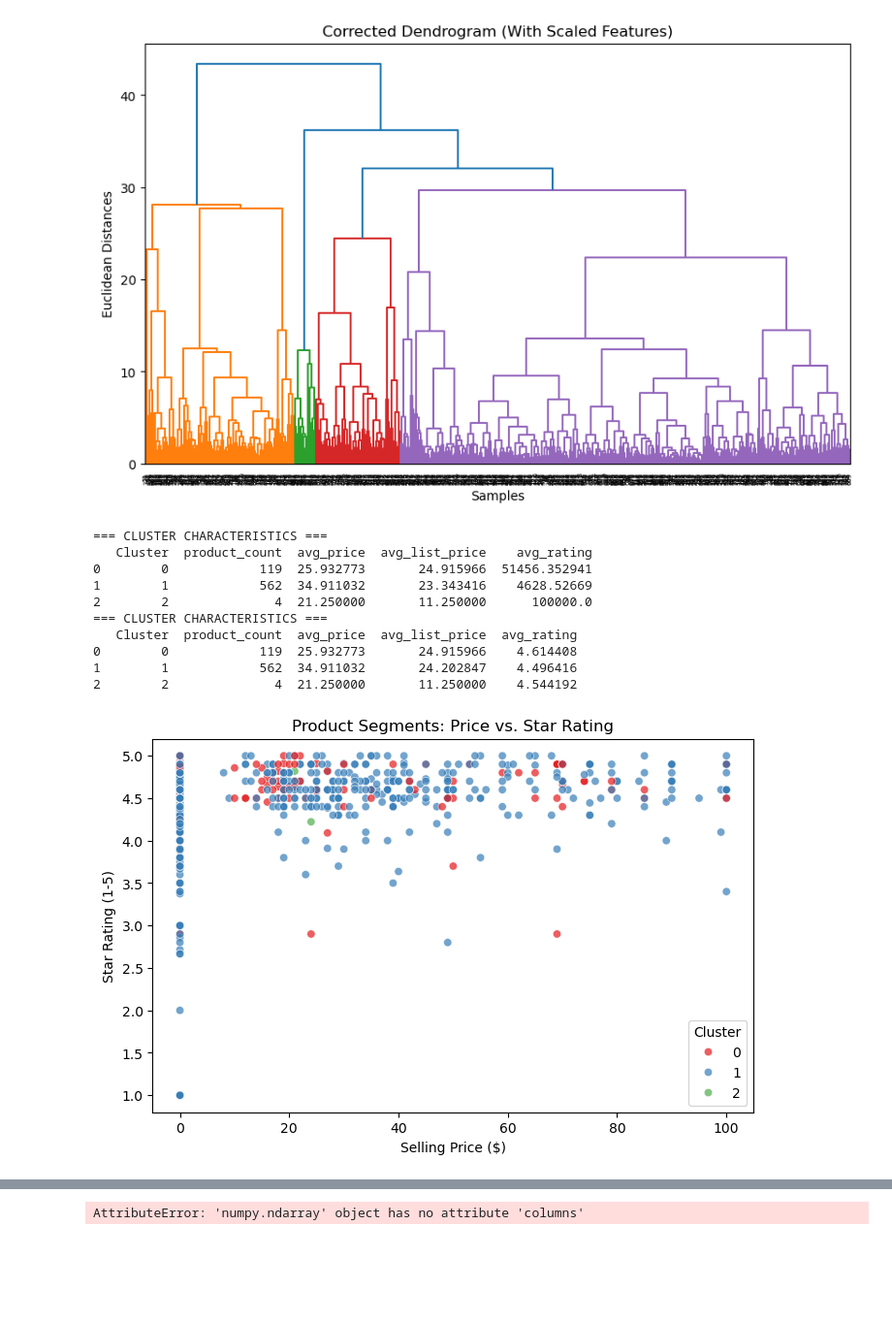
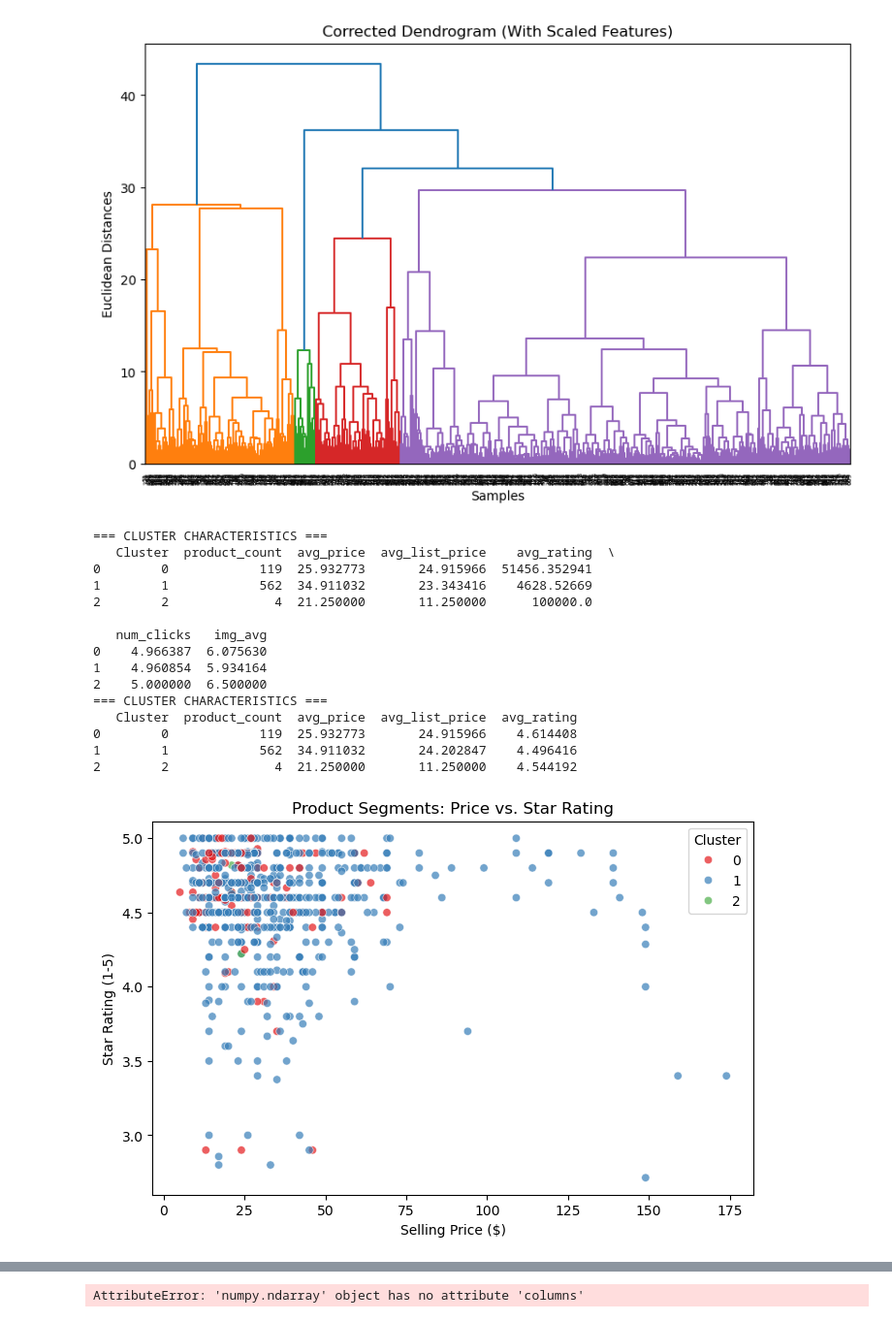
Before and after one commit to 0ni1ecram/cst4200, a Jupyter notebook: 15/CST4215_portfolio.ipynb, the cells around one changed output, grey strips where cells are left out. Shown at 97% size. Drawn from its saved outputs; the diff is of its cells as text; code cells hidden in the pictures; blank space fills up the shorter version.

```diff
--- a/15/CST4215_portfolio.ipynb
+++ b/15/CST4215_portfolio.ipynb
@@ -1023,7 +1024,7 @@ plt.show()
 [figure]
 # %%
 # 1. Group the original data by the cluster assignments you generated
-# 'availability', 'default_variant/0', , , , 'number_of_clicks', 'img_cont', 'cont_rating', 'total_helpful_votes'
+# 'availability', 'default_variant/0', , , , , 'img_cont', 'cont_rating', 'total_helpful_votes'
 # 'avg_rating', ,
 # ,  'total_reviews',
 cluster_profile = df01.groupby('Cluster').agg(
@@ -1031,6 +1032,8 @@ cluster_profile = df01.groupby('Cluster').agg(
     avg_price=('value', 'mean'),
     avg_list_price=('price', 'mean'),
     avg_rating=('cont_rating', 'mean'),
+    num_clicks=('number_of_clicks', 'mean'),
+    img_avg = ('img_cont', 'mean')
     # Add any other numeric features you scaled here
 ).reset_index()
 
@@ -1053,10 +1056,15 @@ print(cluster_profile)
 # print(df0[[', 'rating_count']].head())
 # %% [output]
 === CLUSTER CHARACTERISTICS ===
-   Cluster  product_count  avg_price  avg_list_price    avg_rating
+   Cluster  product_count  avg_price  avg_list_price    avg_rating  \
 0        0            119  25.932773       24.915966  51456.352941
 1        1            562  34.911032       23.343416    4628.52669
 2        2              4  21.250000       11.250000      100000.0
+
+   num_clicks   img_avg
+0    4.966387  6.075630
+1    4.960854  5.934164
+2    5.000000  6.500000
 === CLUSTER CHARACTERISTICS ===
    Cluster  product_count  avg_price  avg_list_price  avg_rating
 0        0            119  25.932773       24.915966    4.614408
@@ -1065,17 +1073,17 @@ print(cluster_profile)
 # %%
 plt.figure(figsize=(8, 5))
 sns.scatterplot(
-    data=df00,
-    x='price',
+    data=df01[(df01['value'] > 0 )& (df01['avg_rating'] >= 2.5)],
+    x='value',
     y='avg_rating',
     hue='Cluster',
     palette='Set1',
     alpha=0.7
 )
 plt.title('Product Segments: Price vs. Star Rating')
 plt.xlabel('Selling Price ($)')
 plt.ylabel('Star Rating (1-5)')
 plt.legend(title='Cluster')
 plt.show()
 # %% [output]
-[figure, old version]
+[figure, new version]
```
Also changed, not shown: parts of 5 cells of this notebook, 1 other file.
